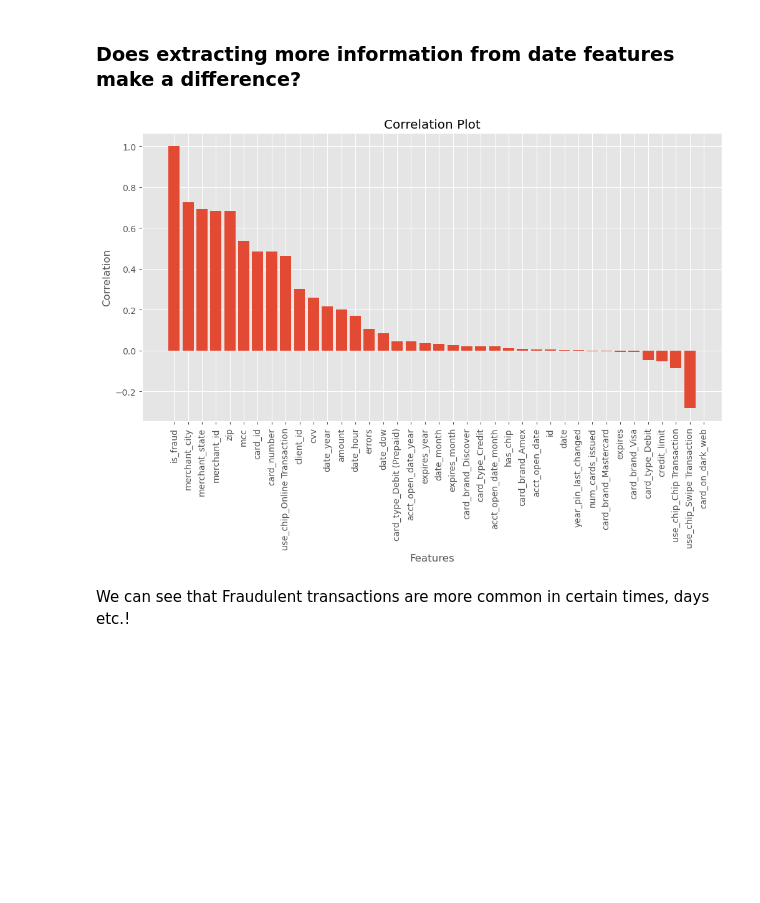
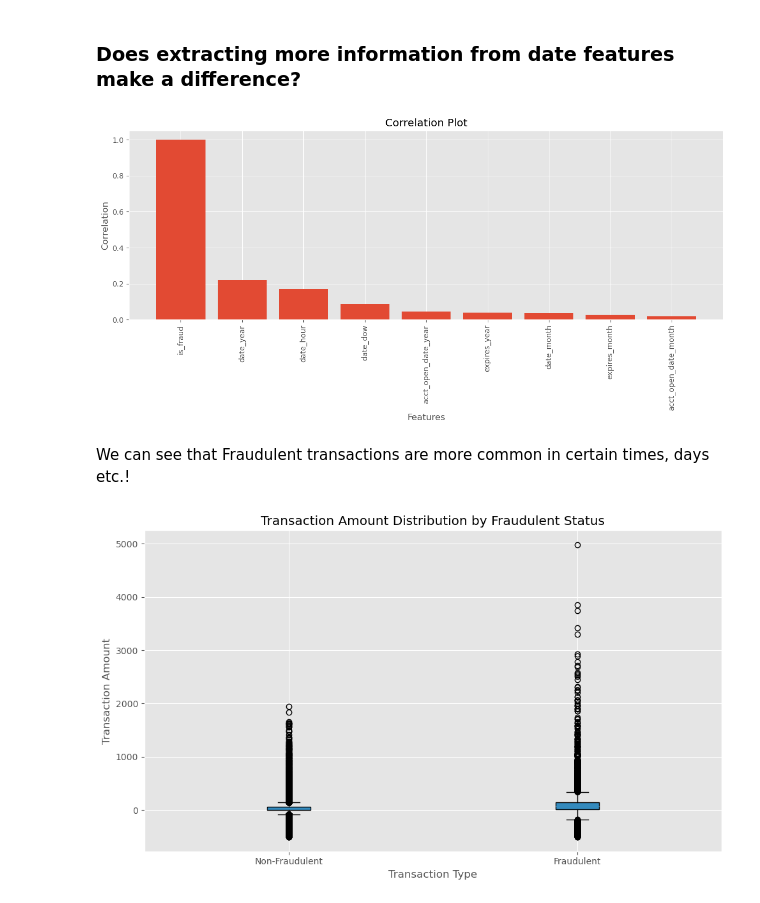
Before and after one commit to andriysinclair/FraudDetection, a Jupyter notebook: eda_cleaning.ipynb, the cells around one changed output. Drawn from its saved outputs; the diff is of its cells as text; code cells hidden in the pictures; blank space fills up the shorter version.

```diff
--- a/eda_cleaning.ipynb
+++ b/eda_cleaning.ipynb
@@ -176,6 +183,10 @@ find_unique_values(merged_df)
 * For features with less categories, such as `card_brand` and `card_type`, one-hot encoding will be used
 # %% [markdown]
 ### Plots of Data
+# %%
+# Obtaining absolute path to plots folder
+
+plots_folder = str(Path(os.getcwd()) / "Plots")
 # %%
 # Creating instance of plotter class
 plot_data = Plotter(df=merged_df)
@@ -234,14 +240,25 @@ plotter_plot.bar_plot(feature_of_interest="mcc", top_n=10)
 ### Does extracting more information from date features make a difference?
 # %%
 general_df2 = general_transformation_pipeline2.fit_transform(merged_df)
+# %%
+new_cols = ["is_fraud", 'date_hour', 'date_dow', 'date_month', 'date_year', 'expires_month',
+       'expires_year', 'acct_open_date_month', 'acct_open_date_year']
 # %%
 df2 = Pipeline_for_exploration2.fit_transform(general_df2)
+# %%
+df2_date_cols_only = df2[new_cols]
 # %%
 ## Plotting correlations
-Plotter3 = Plotter(df=df2)
+Plotter3 = Plotter(df=df2_date_cols_only)
 # %%
-Plotter3.plot_correlations()
+Plotter3.plot_correlations(Plots_folder = plots_folder, file_name = "date_cols_corrs",)
 # %% [output]
-[figure, old version]
+[figure, new version]
 # %% [markdown]
 We can see that Fraudulent transactions are more common in certain times, days etc.!
+# %%
+plotter4 = Plotter(df=general_df2)
+
+plotter4.box_plot(feature_of_interest="amount", Plots_folder=plots_folder, file_name="amount_box_plot")
+# %% [output]
+[figure, added]
```
Also changed, not shown: parts of 12 cells of this notebook, 14 other files.
